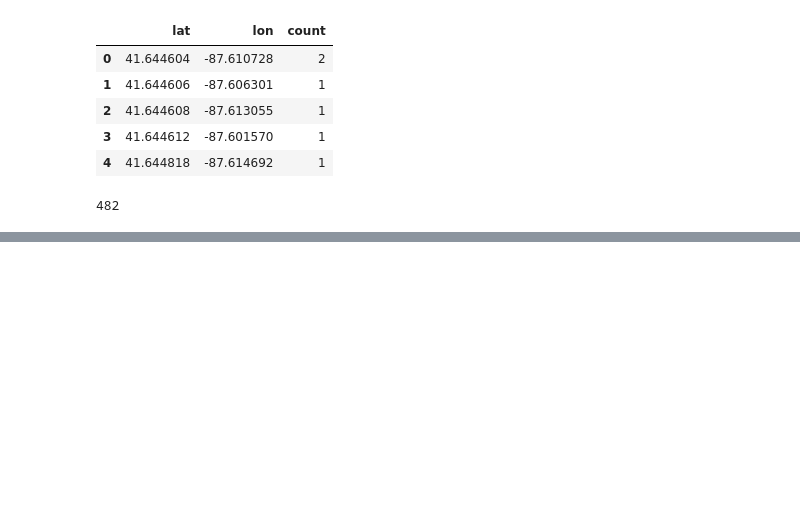
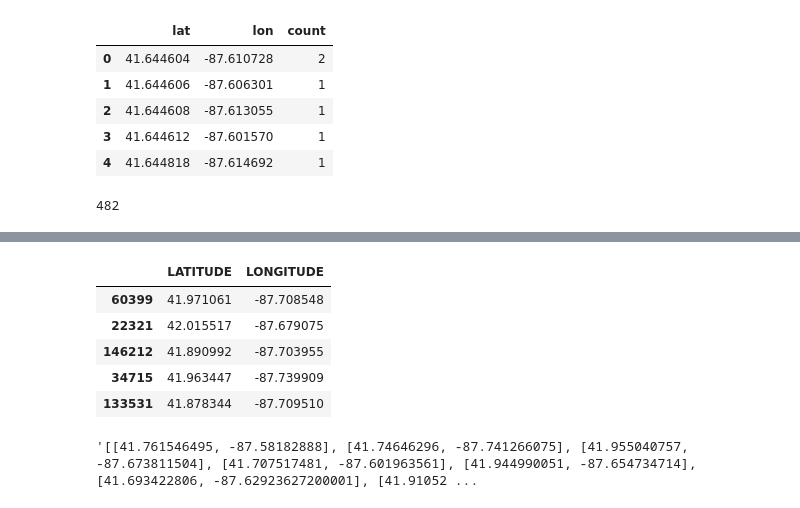
Before and after one commit to ksjogo/mobx-react-typescript-boilerplate, a Jupyter notebook: heatmap/crimes.ipynb, the cells around one changed output, grey strips where cells are left out. Saved outputs shown, nothing was run; the diff lists cells and outputs as text; code cells hidden in the pictures; blank space fills up the shorter version.

```diff
--- a/heatmap/crimes.ipynb
+++ b/heatmap/crimes.ipynb
@@ -118,0 +141,18 @@ with open(output_filename, 'w') as output_file:
+# %%
+def random_latlon(k=20):
+    n = crime.shape[0]
+    a = np.random.choice(range(n), size=k, replace=False)
+    return crime[["LATITUDE","LONGITUDE"]].iloc[a]
+# %%
+random_latlon(5)
+# %% [output]
+|  | LATITUDE | LONGITUDE |
+| 60399 | 41.971061 | -87.708548 |
+| 22321 | 42.015517 | -87.679075 |
+| 146212 | 41.890992 | -87.703955 |
+| 34715 | 41.963447 | -87.739909 |
+| 133531 | 41.878344 | -87.709510 |
+# %%
+json.dumps(random_latlon(100).values.tolist())
+# %% [output]
+'[[41.761546495, -87.58182888], [41.74646296, -87.741266075], [41.955040757, -87.673811504], [41.707517481, -87.601963561], [41.944990051, -87.654734714], [41.693422806, -87.62923627200001], [41.91052 ...
```
Also changed, not shown: parts of 5 cells of this notebook, 4 other files.
